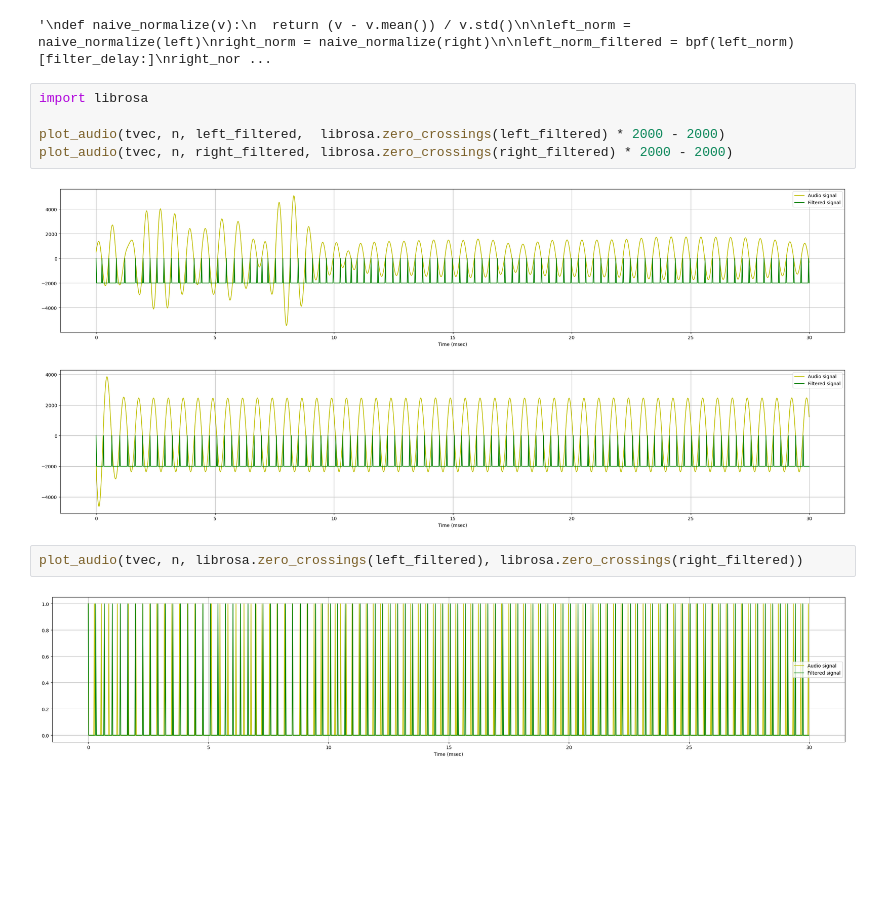
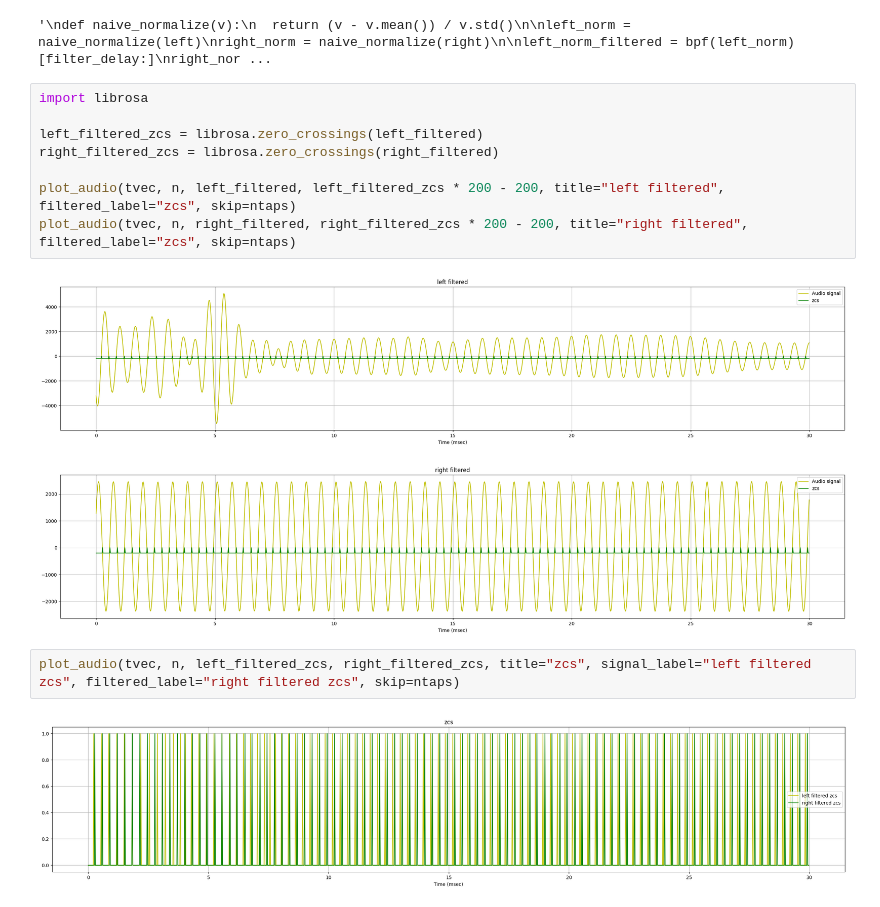
Before and after one commit to charlieh0tel/ddf_analysis, a Jupyter notebook: DopplerAnalysis1.ipynb, the cells around one changed output. Drawn from its saved outputs; the diff is of its cells as text; blank space fills up the shorter version.

```diff
--- a/DopplerAnalysis1.ipynb
+++ b/DopplerAnalysis1.ipynb
@@ -139,15 +144,18 @@ plot_audio(tvec, n, right_norm, right_norm_filtered, skip=ntaps)
 """
 # %% [output]
 '\ndef naive_normalize(v):\n  return (v - v.mean()) / v.std()\n\nleft_norm = naive_normalize(left)\nright_norm = naive_normalize(right)\n\nleft_norm_filtered = bpf(left_norm)[filter_delay:]\nright_nor ...
-# %%
-import librosa
-
-plot_audio(tvec, n, left_filtered,  librosa.zero_crossings(left_filtered) * 2000 - 2000)
-plot_audio(tvec, n, right_filtered, librosa.zero_crossings(right_filtered) * 2000 - 2000)
-# %% [output]
-[figure, removed]
-[figure, removed]
-# %%
-plot_audio(tvec, n, librosa.zero_crossings(left_filtered), librosa.zero_crossings(right_filtered))
-# %% [output]
-[figure, removed]
+# %%
+import librosa
+
+left_filtered_zcs = librosa.zero_crossings(left_filtered)
+right_filtered_zcs = librosa.zero_crossings(right_filtered)
+
+plot_audio(tvec, n, left_filtered, left_filtered_zcs * 200 - 200, title="left filtered", filtered_label="zcs", skip=ntaps)
+plot_audio(tvec, n, right_filtered, right_filtered_zcs * 200 - 200, title="right filtered", filtered_label="zcs", skip=ntaps)
+# %% [output]
+[figure, added]
+[figure, added]
+# %%
+plot_audio(tvec, n, left_filtered_zcs, right_filtered_zcs, title="zcs", signal_label="left filtered zcs", filtered_label="right filtered zcs", skip=ntaps)
+# %% [output]
+[figure, added]
```
Also changed, not shown: parts of 6 cells of this notebook.
